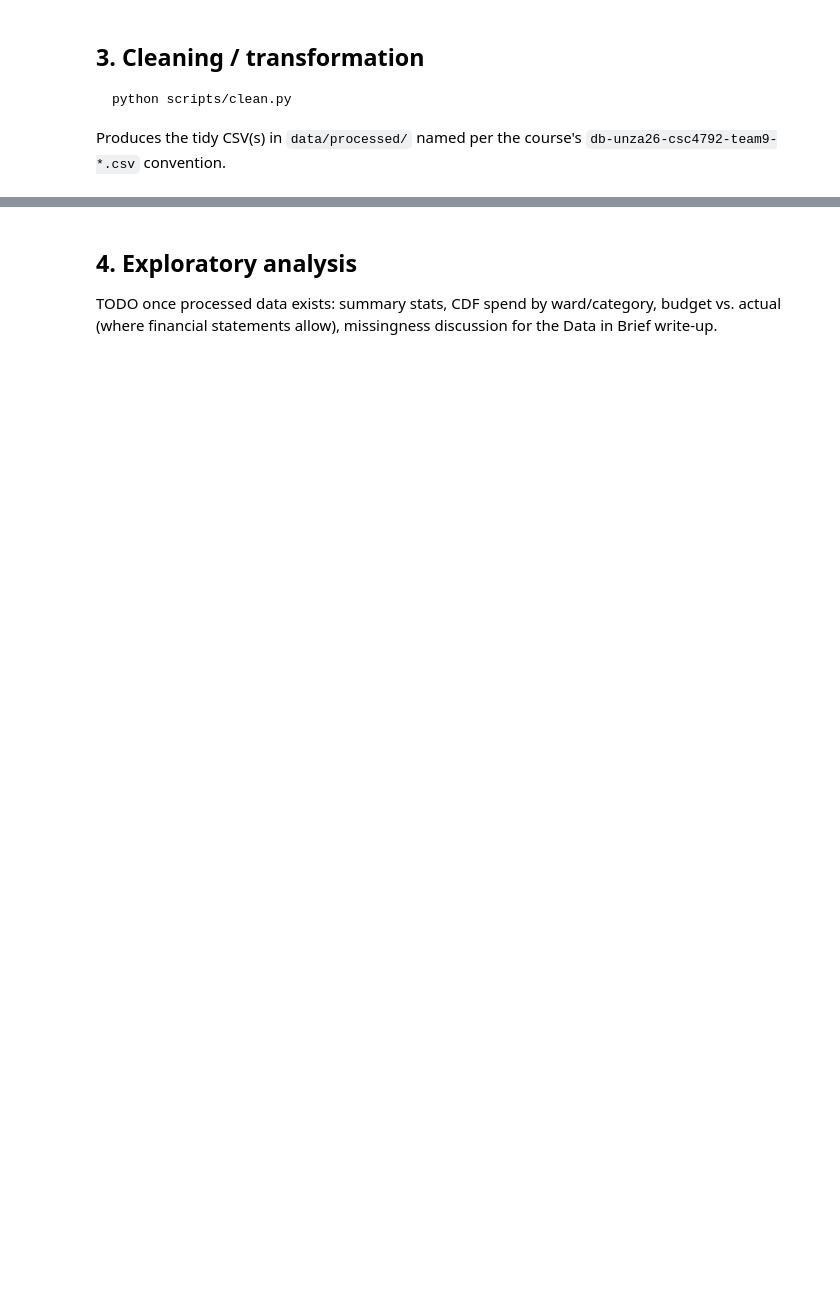
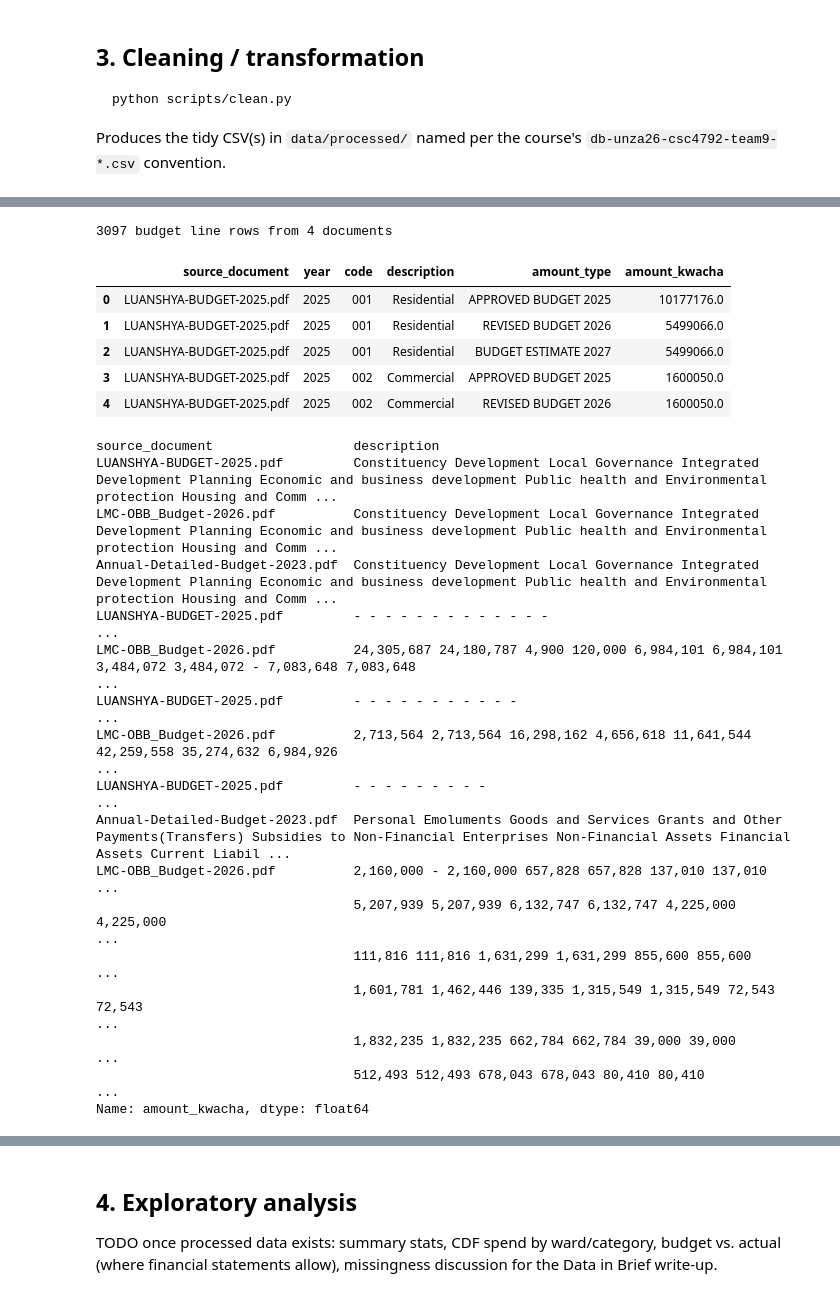
Before and after one commit to Elijahzulu/Data-Mining-Luanshya-Municipal-Council-DataSet, a Jupyter notebook: notebook.ipynb, the cells around one changed output, grey strips where cells are left out. Cells and saved outputs as stored; diff of their text form; code cells hidden in the pictures; blank space fills up the shorter version.

```diff
--- a/notebook.ipynb
+++ b/notebook.ipynb
@@ -48,0 +98,33 @@ processed_files
+# %%
+budget_lines = pd.read_csv(PROCESSED / 'db-unza26-csc4792-team9-budget-lines.csv')
+print(f"{len(budget_lines)} budget line rows from {budget_lines['source_document'].nunique()} documents")
+display(budget_lines.head())
+
+top_lines = (budget_lines.groupby(['source_document', 'description'])['amount_kwacha']
+             .max().sort_values(ascending=False).head(15))
+top_lines
+# %% [output]
+3097 budget line rows from 4 documents
+|  | source_document | year | code | description | amount_type | amount_kwacha |
+| 0 | LUANSHYA-BUDGET-2025.pdf | 2025 | 001 | Residential | APPROVED BUDGET 2025 | 10177176.0 |
+| 1 | LUANSHYA-BUDGET-2025.pdf | 2025 | 001 | Residential | REVISED BUDGET 2026 | 5499066.0 |
+| 2 | LUANSHYA-BUDGET-2025.pdf | 2025 | 001 | Residential | BUDGET ESTIMATE 2027 | 5499066.0 |
+| 3 | LUANSHYA-BUDGET-2025.pdf | 2025 | 002 | Commercial | APPROVED BUDGET 2025 | 1600050.0 |
+| 4 | LUANSHYA-BUDGET-2025.pdf | 2025 | 002 | Commercial | REVISED BUDGET 2026 | 1600050.0 |
+source_document                  description
+LUANSHYA-BUDGET-2025.pdf         Constituency Development Local Governance Integrated Development Planning Economic and business development Public health and Environmental protection Housing and Comm ...
+LMC-OBB_Budget-2026.pdf          Constituency Development Local Governance Integrated Development Planning Economic and business development Public health and Environmental protection Housing and Comm ...
+Annual-Detailed-Budget-2023.pdf  Constituency Development Local Governance Integrated Development Planning Economic and business development Public health and Environmental protection Housing and Comm ...
+LUANSHYA-BUDGET-2025.pdf         - - - - - - - - - - - - -                                                                                                                                               ...
+LMC-OBB_Budget-2026.pdf          24,305,687 24,180,787 4,900 120,000 6,984,101 6,984,101 3,484,072 3,484,072 - 7,083,648 7,083,648                                                                       ...
+LUANSHYA-BUDGET-2025.pdf         - - - - - - - - - - -                                                                                                                                                   ...
+LMC-OBB_Budget-2026.pdf          2,713,564 2,713,564 16,298,162 4,656,618 11,641,544 42,259,558 35,274,632 6,984,926                                                                                     ...
+LUANSHYA-BUDGET-2025.pdf         - - - - - - - - -                                                                                                                                                       ...
+Annual-Detailed-Budget-2023.pdf  Personal Emoluments Goods and Services Grants and Other Payments(Transfers) Subsidies to Non-Financial Enterprises Non-Financial Assets Financial Assets Current Liabil ...
+LMC-OBB_Budget-2026.pdf          2,160,000 - 2,160,000 657,828 657,828 137,010 137,010                                                                                                                   ...
+                                 5,207,939 5,207,939 6,132,747 6,132,747 4,225,000 4,225,000                                                                                                             ...
+                                 111,816 111,816 1,631,299 1,631,299 855,600 855,600                                                                                                                     ...
+                                 1,601,781 1,462,446 139,335 1,315,549 1,315,549 72,543 72,543                                                                                                           ...
+                                 1,832,235 1,832,235 662,784 662,784 39,000 39,000                                                                                                                       ...
+                                 512,493 512,493 678,043 678,043 80,410 80,410                                                                                                                           ...
+Name: amount_kwacha, dtype: float64
```
Also changed, not shown: parts of 7 cells of this notebook, 6 other files.
